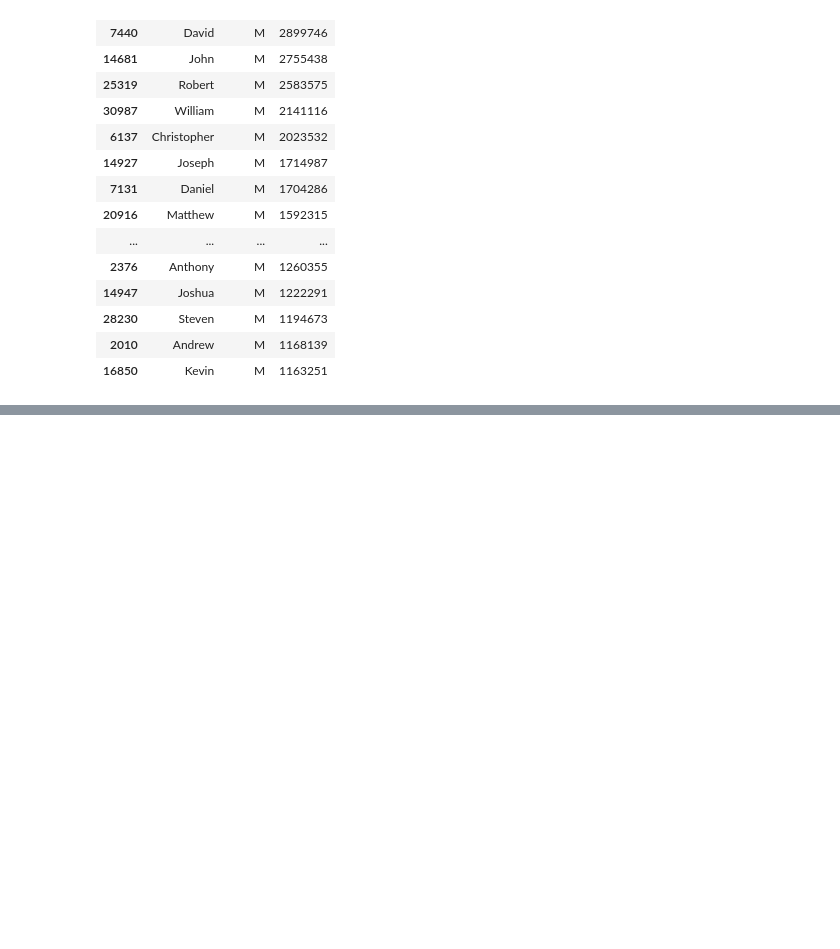
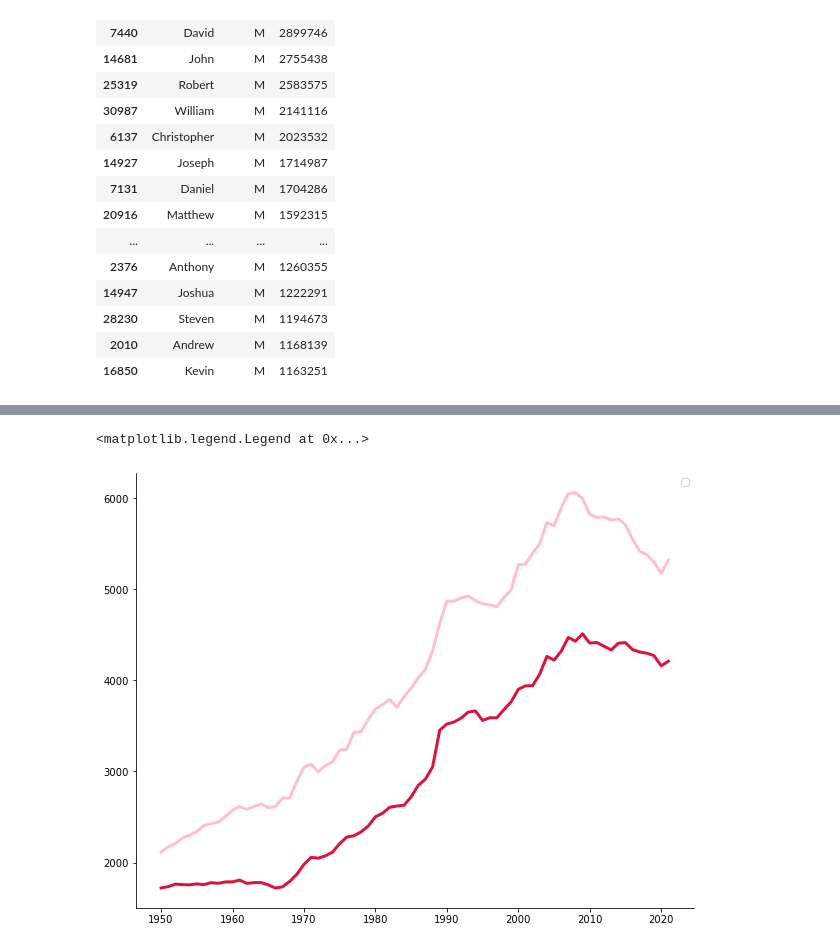
Before and after one commit to makncheese69420/Intro-to-Data-Science-22, a Jupyter notebook: Baby_Names_Axes.ipynb, the cells around one changed output, grey strips where cells are left out. Drawn from its saved outputs; the diff is of its cells as text; code cells hidden in the pictures; blank space fills up the shorter version.

```diff
--- a/Baby_Names_Axes.ipynb
+++ b/Baby_Names_Axes.ipynb
@@ -64,0 +101,8 @@ most_popular_names[:20]
+# %%
+unique_names_per_gender.plot(figsize = (10,8), lw=3, color=['pink', 'crimson'])
+sns.despine()
+plt.xlabel('')
+plt.legend([])
+# %% [output]
+<matplotlib.legend.Legend at 0x...>
+[figure, added]
```
Also changed, not shown: parts of 13 cells of this notebook, 1 other file.
